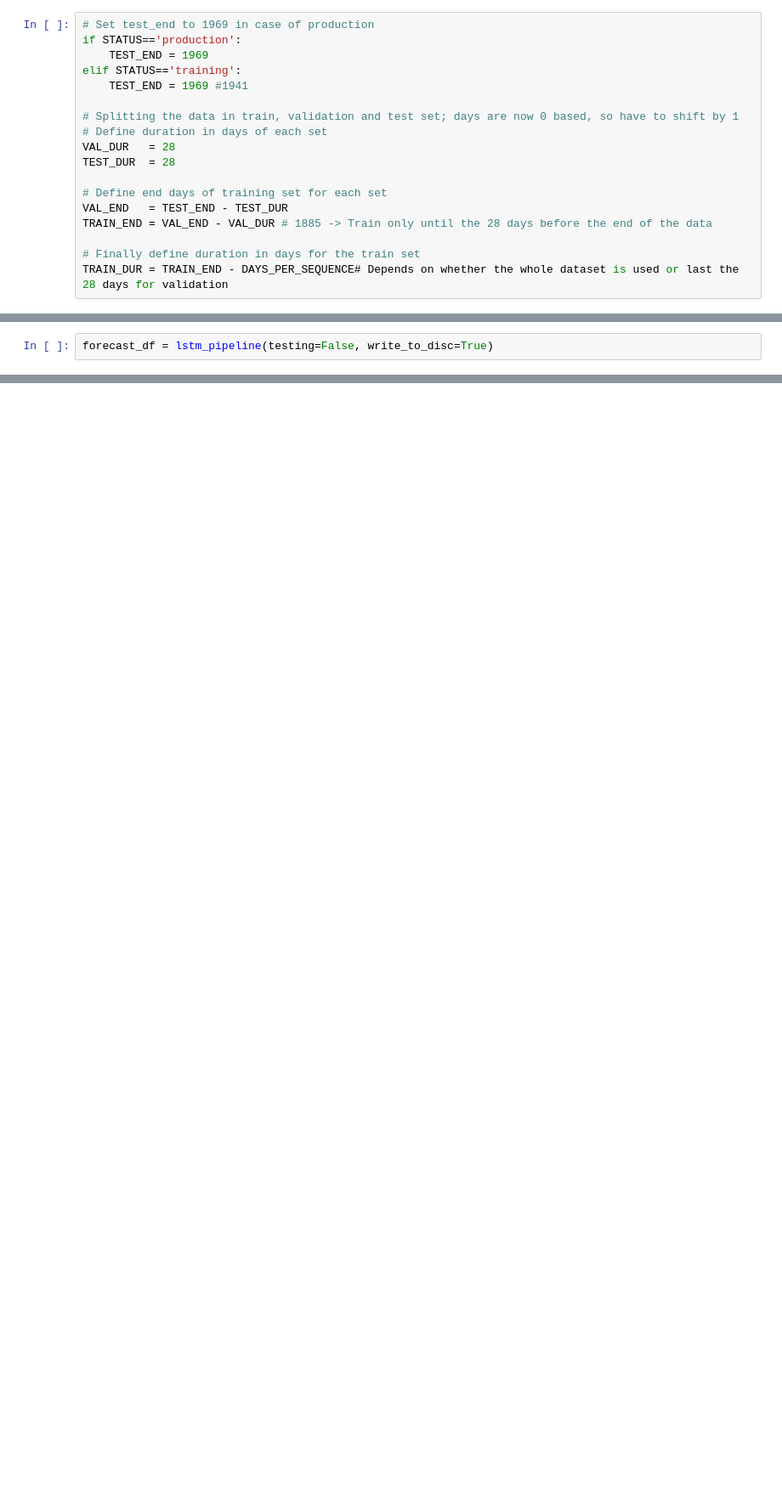
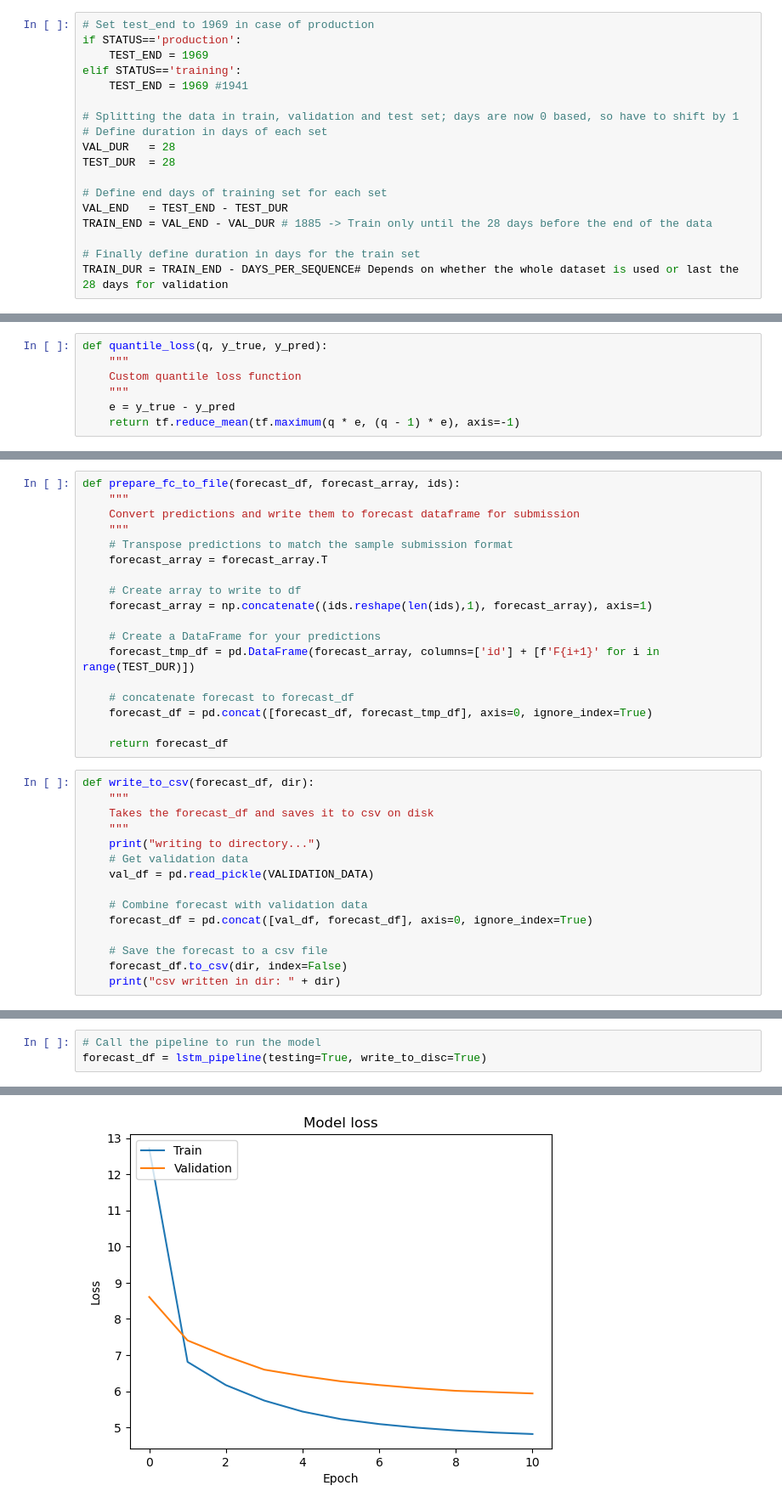
Before and after one commit to matthiasf1/Kaggle_M5PointPrediction, a Jupyter notebook: src/Final_Model_V9.ipynb, the cells around one changed output, grey strips where cells are left out. Shown: that part at 85% size. Cells and saved outputs as stored; diff of their text form; blank space fills up the shorter version.

```diff
--- a/src/Final_Model_V9.ipynb
+++ b/src/Final_Model_V9.ipynb
@@ -656,2 +127,0 @@ def prepare_fc_to_file(forecast_df, forecast_array, ids):
-# %%
-forecast_df = lstm_pipeline(testing=False, write_to_disc=True)
@@ -681,0 +355,7 @@ csv written in dir: /Users/mf/Desktop/CS/Studies/7_Final_Project/Kaggle_M5PointP
+# %%
+def quantile_loss(q, y_true, y_pred):
+    """
+    Custom quantile loss function
+    """
+    e = y_true - y_pred
+    return tf.reduce_mean(tf.maximum(q * e, (q - 1) * e), axis=-1)
@@ -681,0 +581,33 @@ csv written in dir: /Users/mf/Desktop/CS/Studies/7_Final_Project/Kaggle_M5PointP
+# %%
+def prepare_fc_to_file(forecast_df, forecast_array, ids):
+    """
+    Convert predictions and write them to forecast dataframe for submission
+    """
+    # Transpose predictions to match the sample submission format
+    forecast_array = forecast_array.T
+
+    # Create array to write to df
+    forecast_array = np.concatenate((ids.reshape(len(ids),1), forecast_array), axis=1)
+
+    # Create a DataFrame for your predictions
+    forecast_tmp_df = pd.DataFrame(forecast_array, columns=['id'] + [f'F{i+1}' for i in range(TEST_DUR)])
+
+    # concatenate forecast to forecast_df
+    forecast_df = pd.concat([forecast_df, forecast_tmp_df], axis=0, ignore_index=True)
+
+    return forecast_df
+# %%
+def write_to_csv(forecast_df, dir):
+    """
+    Takes the forecast_df and saves it to csv on disk
+    """
+    print("writing to directory...")
+    # Get validation data
+    val_df = pd.read_pickle(VALIDATION_DATA)
+
+    # Combine forecast with validation data
+    forecast_df = pd.concat([val_df, forecast_df], axis=0, ignore_index=True)
+
+    # Save the forecast to a csv file
+    forecast_df.to_csv(dir, index=False)
+    print("csv written in dir: " + dir)
@@ -681,0 +693,4 @@ csv written in dir: /Users/mf/Desktop/CS/Studies/7_Final_Project/Kaggle_M5PointP
+# %%
+# Call the pipeline to run the model
+forecast_df = lstm_pipeline(testing=True, write_to_disc=True)
+# %% [output]
@@ -681,0 +718 @@ csv written in dir: /Users/mf/Desktop/CS/Studies/7_Final_Project/Kaggle_M5PointP
+[figure, added]
```
Also changed, not shown: parts of 67 cells of this notebook, 4 other files.
